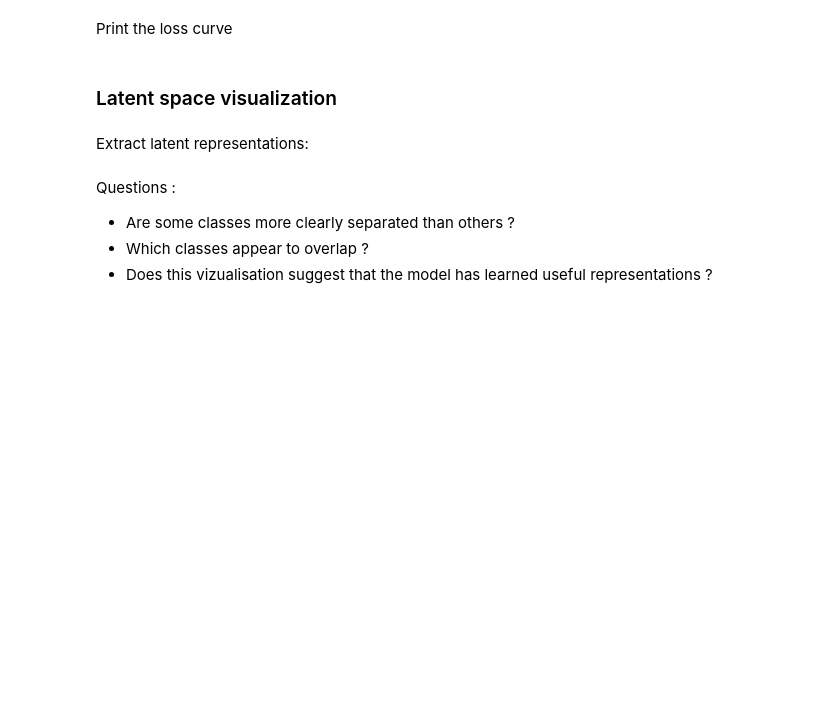
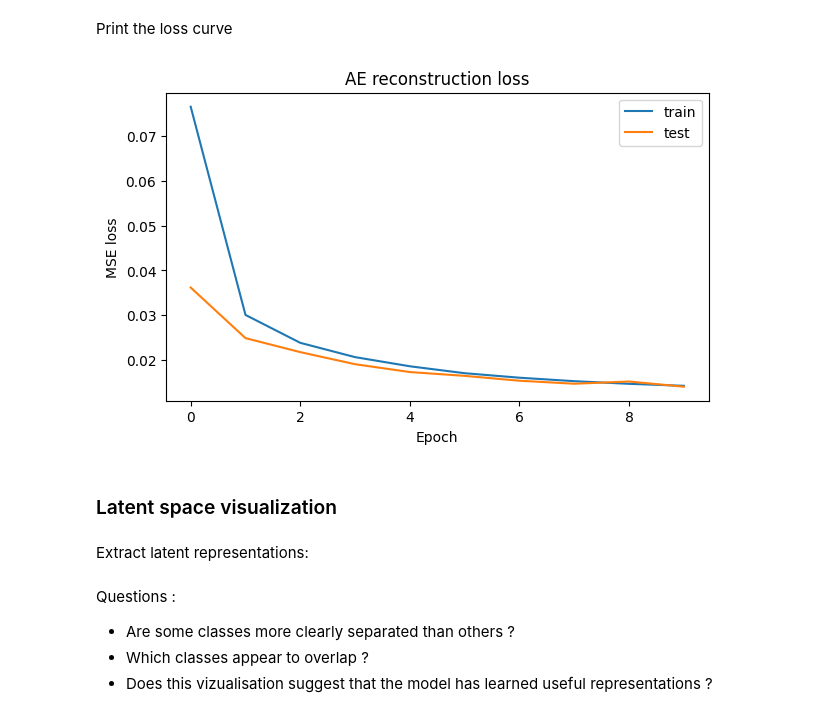
Before and after one commit to Zhenxua/C-, a Jupyter notebook: TP2/TP2_AE_GAN.ipynb, the cells around one changed output. Drawn from its saved outputs; the diff is of its cells as text; code cells hidden in the pictures; blank space fills up the shorter version.

```diff
--- a/TP2/TP2_AE_GAN.ipynb
+++ b/TP2/TP2_AE_GAN.ipynb
@@ -171,26 +190,23 @@ optimizer = torch.optim.Adam(ae.parameters(), lr=0.001)
 # %% [markdown]
 Launch the training. We define two functions :
 # %%
-# TODO
 def train_ae(model, train_loader, optimizer, criterion, device):
-    # Training
     model.train()
     loss_train = []
     for batch in train_loader:
-        img_batch,_ = batch
-        img_batch=img_batch.view(-1, 784).to(device) #train on GPU
+        img_batch, _ = batch
+        img_batch = img_batch.view(-1, 784).to(device)
 
-        # zero the parameter gradients
-        ...
+        optimizer.zero_grad()                  # ① 清空上一步残留的梯度
 
-        # forward + backward + optimize
-        ...
+        x_hat, z = model(img_batch)            # ② forward：前向计算重建图
+        loss = criterion(x_hat, img_batch)     # ③ 重建图 vs 原图（原图就是"标签"）
+        loss.backward()                        # ④ backward：反向传播，算出每个参数的梯度
+        optimizer.step()                       # ⑤ 按梯度更新参数
 
-        # save for statistics
         loss_train.append(loss.item())
+    return np.mean(loss_train)
 
-    loss_train_value=np.mean(loss_train)
-    return loss_train_value
 
 def eval_ae(model, test_loader, criterion, device):
     model.eval()
@@ -200,12 +216,11 @@ def eval_ae(model, test_loader, criterion, device):
             img_batch, _ = batch
             img_batch = img_batch.view(-1, 784).to(device)
 
-            # forward + backward + optimize
-            ...
+            x_hat, _ = model(img_batch)        # 只做 forward
+            loss = criterion(x_hat, img_batch)
 
             loss_eval.append(loss.item())
-    loss_eval_value = np.mean(loss_eval)
-    return loss_eval_value
+    return np.mean(loss_eval)
 # %%
 from tqdm import tqdm
 
@@ -221,7 +236,9 @@ optimizer = torch.optim.Adam(model.parameters(), lr=0.001)
 
 for epoch in tqdm(range(epochs)):
     # TODO
-    ...
+    loss_train = train_ae(model, train_loader, optimizer, criterion, device)
+    loss_test  = eval_ae(model, test_loader, criterion, device)
+
 
     loss_train_history.append(loss_train)
     loss_test_history.append(loss_test)
@@ -263,3 +300,12 @@ Print the loss curve
+# %%
+plt.figure(figsize=(7,4))
+plt.plot(loss_train_history, label='train')
+plt.plot(loss_test_history,  label='test')
+plt.xlabel('Epoch'); plt.ylabel('MSE loss')
+plt.title('AE reconstruction loss')
+plt.legend(); plt.show()
+# %% [output]
+[figure, added]
 # %% [markdown]
 ### Latent space visualization
 # %%
```
Also changed, not shown: parts of 5 cells of this notebook.
